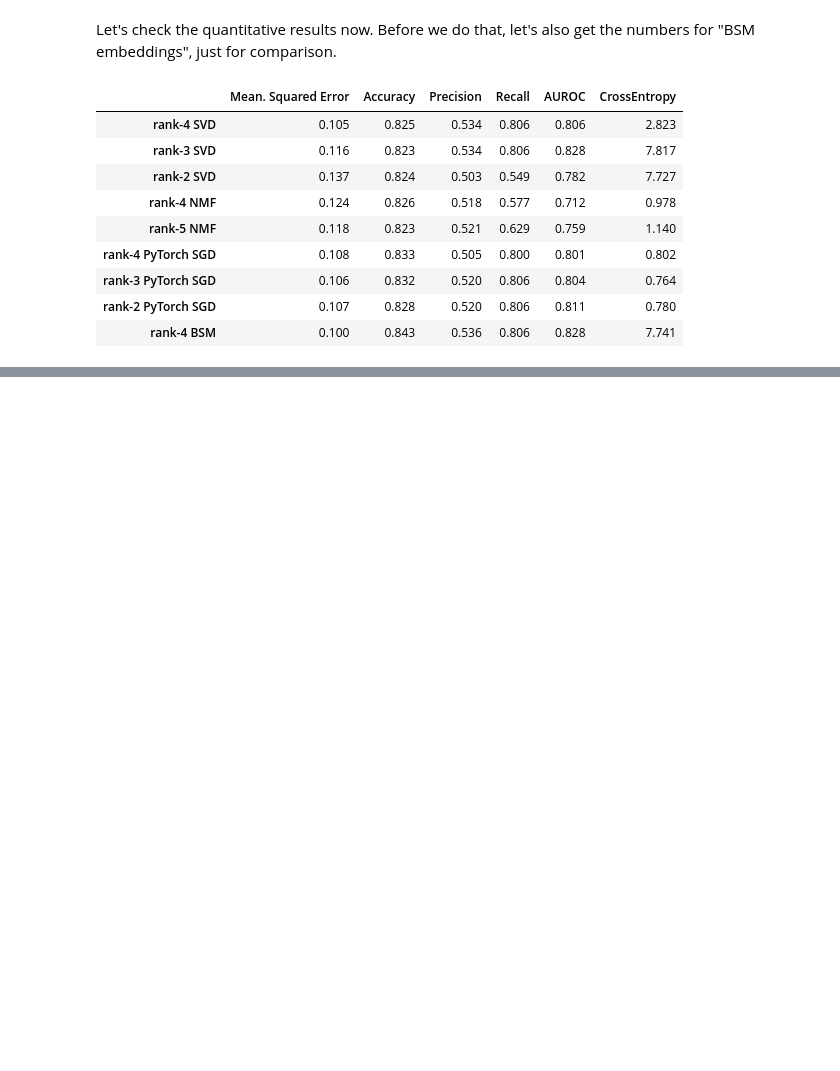
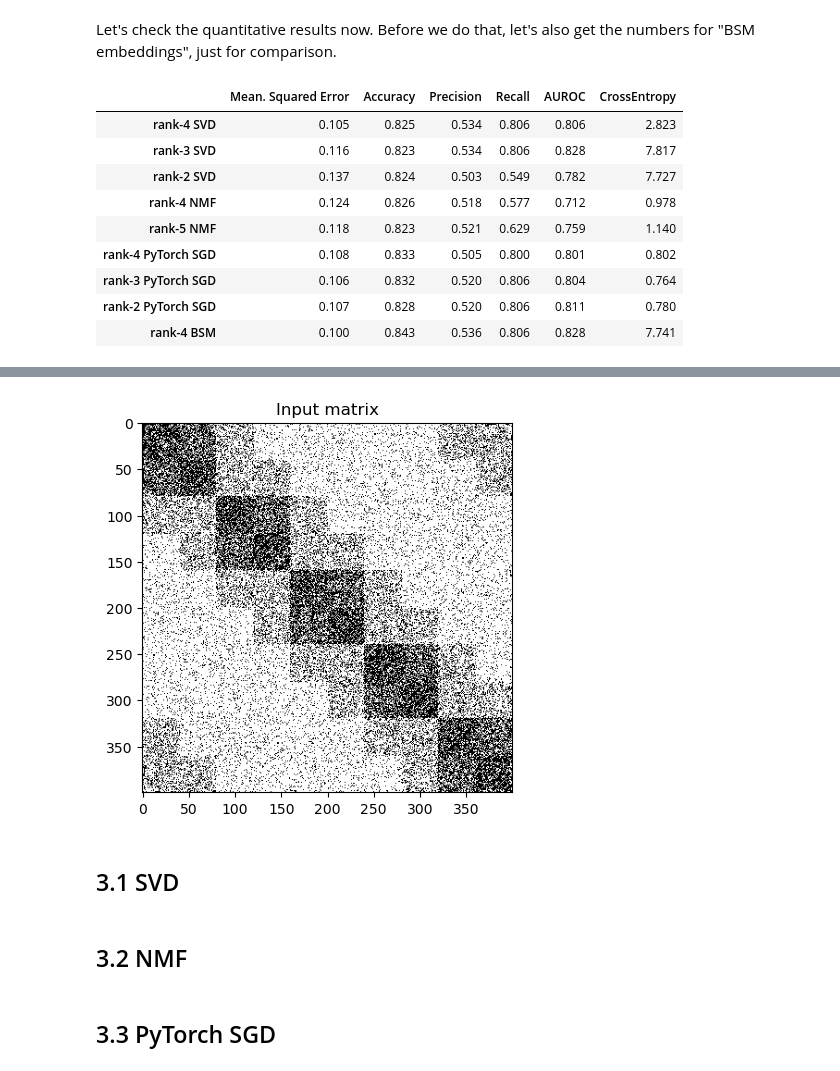
Before and after one commit to venusatuluri/venusatuluri.github.io, a Jupyter notebook: compare graph embeddings.ipynb, the cells around one changed output, grey strips where cells are left out. Drawn from its saved outputs; the diff is of its cells as text; code cells hidden in the pictures; blank space fills up the shorter version.

```diff
--- a/compare graph embeddings.ipynb
+++ b/compare graph embeddings.ipynb
@@ -819,0 +897,13 @@ Here are a few takeaways.
+# %%
+n = 400
+numClusters = 5
+
+sbm = SBM(n, numClusters)
+(full, sbmEmbs) = sbm.generateOverlappingSBM(0.6, 0.3, 0.1)
+plt.imshow(full, cmap="binary")
+plt.title("Input matrix")
+plt.show()
+plotMatrices = {}
+plotMatrices["input"] = full
+# %% [output]
+[figure, added]
@@ -819,0 +932,2 @@ Here are a few takeaways.
+# %% [markdown]
+## 3.1 SVD
@@ -819,0 +958,2 @@ Here are a few takeaways.
+# %% [markdown]
+## 3.2 NMF
@@ -819,0 +984,2 @@ Here are a few takeaways.
+# %% [markdown]
+## 3.3 PyTorch SGD
```
Also changed, not shown: parts of 25 cells of this notebook.
